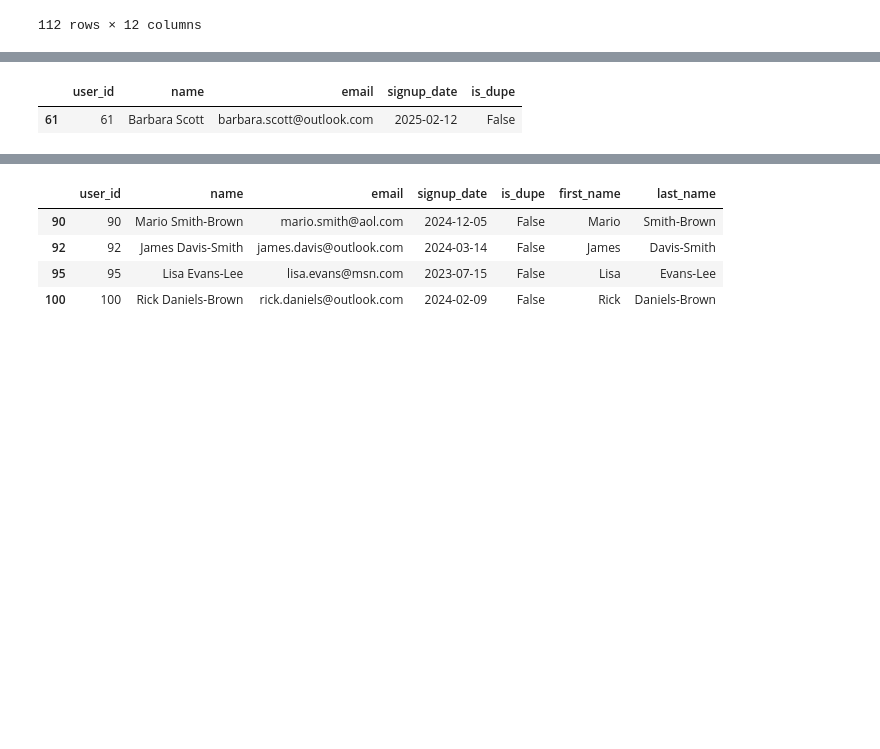
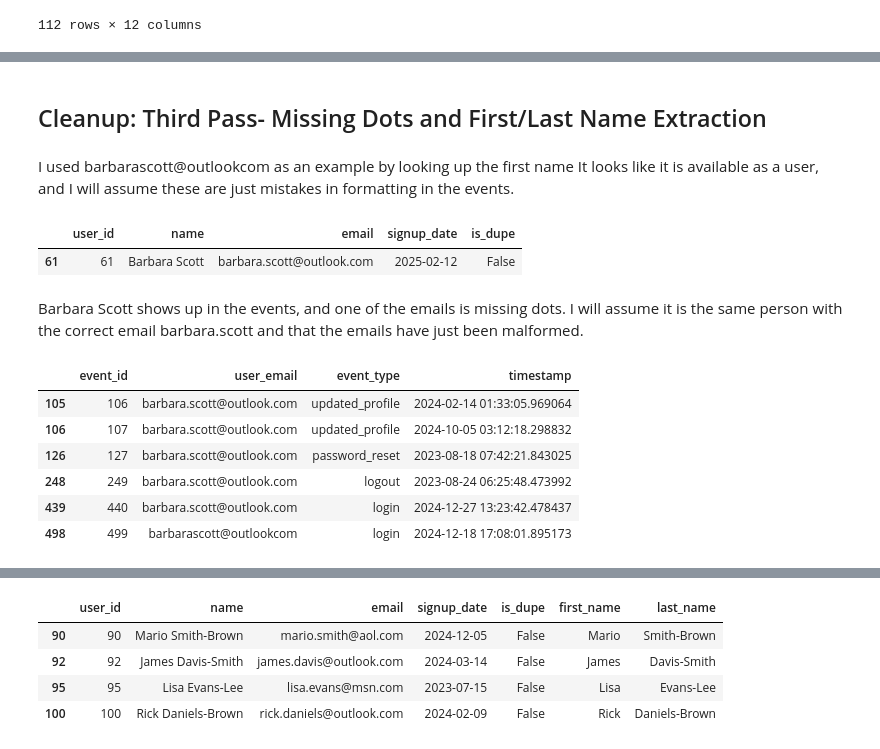
Before and after one commit to AhmedBuckets/user_events_analysis, a Jupyter notebook: analysis_jp.ipynb, the cells around one changed output, grey strips where cells are left out. Drawn from its saved outputs; the diff is of its cells as text; code cells hidden in the pictures; blank space fills up the shorter version.

```diff
--- a/analysis_jp.ipynb
+++ b/analysis_jp.ipynb
@@ -262 +277,6 @@ nanrows_joined_cleaned
+# %% [markdown]
+## Cleanup: Third Pass- Missing Dots and First/Last Name Extraction
+# %% [markdown]
+I used barbarascott@outlookcom as an example by looking up the first name
+It looks like it is available as a user, and I will assume these are just mistakes in formatting in the events.
 # %%
@@ -267,3 +284,16 @@ users_df[ users_df['email'].str.contains('barbara', na=False)  ]
 # %% [output]
 |  | user_id | name | email | signup_date | is_dupe |
 | 61 | 61 | Barbara Scott | barbara.scott@outlook.com | 2025-02-12 | False |
+# %% [markdown]
+Barbara Scott shows up in the events, and one of the emails is missing dots. I will assume it is the same person with the correct
+email barbara.scott and that the emails have just been malformed.
+# %%
+events_df[ events_df['user_email'].str.contains('barbara', na=False)  ]
+# %% [output]
+|  | event_id | user_email | event_type | timestamp |
+| 105 | 106 | barbara.scott@outlook.com | updated_profile | 2024-02-14 01:33:05.969064 |
+| 106 | 107 | barbara.scott@outlook.com | updated_profile | 2024-10-05 03:12:18.298832 |
+| 126 | 127 | barbara.scott@outlook.com | password_reset | 2023-08-18 07:42:21.843025 |
+| 248 | 249 | barbara.scott@outlook.com | logout | 2023-08-24 06:25:48.473992 |
+| 439 | 440 | barbara.scott@outlook.com | login | 2024-12-27 13:23:42.478437 |
+| 498 | 499 | barbarascott@outlookcom | login | 2024-12-18 17:08:01.895173 |
```
Also changed, not shown: parts of 81 cells of this notebook, 3 other files.
